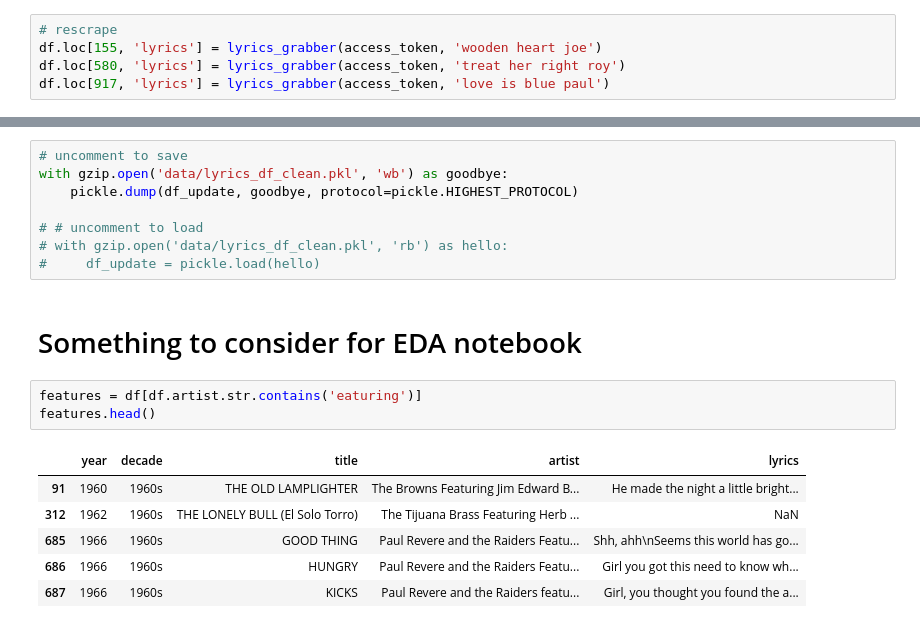
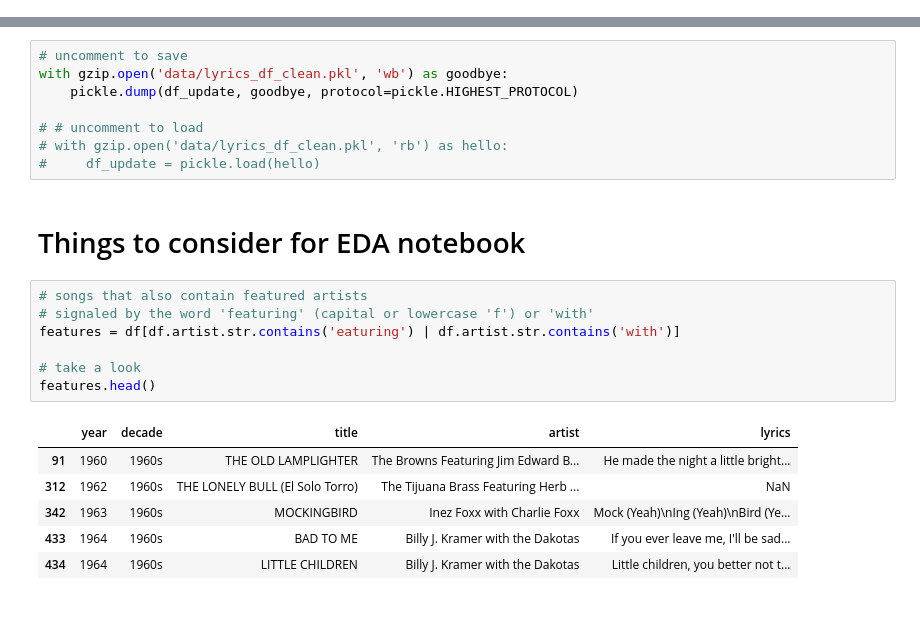
Before and after one commit to p-szymo/lyrics_thru_decades, a Jupyter notebook: 02_data_cleaning.ipynb, the cells around one changed output, grey strips where cells are left out. Saved outputs shown, nothing was run; the diff lists cells and outputs as text.

```diff
--- a/02_data_cleaning.ipynb
+++ b/02_data_cleaning.ipynb
@@ -101,8 +97,3 @@ to_be_rescraped = [3837, 3909, 4024, 4043, 4488, 4580, 4623, 4686, 4691]
 
 for ind in to_be_rescraped:
     df.loc[ind, 'lyrics'] = featuring(df, ind, access_token)
-# %%
-# rescrape
-df.loc[155, 'lyrics'] = lyrics_grabber(access_token, 'wooden heart joe')
-df.loc[580, 'lyrics'] = lyrics_grabber(access_token, 'treat her right roy')
-df.loc[917, 'lyrics'] = lyrics_grabber(access_token, 'love is blue paul')
@@ -236,17 +262,21 @@ with gzip.open('data/lyrics_df_clean.pkl', 'wb') as goodbye:
 # with gzip.open('data/lyrics_df_clean.pkl', 'rb') as hello:
 #     df_update = pickle.load(hello)
 # %% [markdown]
-# Something to consider for EDA notebook
+# Things to consider for EDA notebook
-# %%
-features = df[df.artist.str.contains('eaturing')]
-features.head()
-# %% [output]
-|  | year | decade | title | artist | lyrics |
-| 91 | 1960 | 1960s | THE OLD LAMPLIGHTER | The Browns Featuring Jim Edward B... | He made the night a little bright... |
-| 312 | 1962 | 1960s | THE LONELY BULL (El Solo Torro) | The Tijuana Brass Featuring Herb ... | NaN |
-| 685 | 1966 | 1960s | GOOD THING | Paul Revere and the Raiders Featu... | Shh, ahh\nSeems this world has go... |
-| 686 | 1966 | 1960s | HUNGRY | Paul Revere and the Raiders Featu... | Girl you got this need to know wh... |
-| 687 | 1966 | 1960s | KICKS | Paul Revere and the Raiders featu... | Girl, you thought you found the a... |
+# %%
+# songs that also contain featured artists
+# signaled by the word 'featuring' (capital or lowercase 'f') or 'with'
+features = df[df.artist.str.contains('eaturing') | df.artist.str.contains('with')]
+
+# take a look
+features.head()
+# %% [output]
+|  | year | decade | title | artist | lyrics |
+| 91 | 1960 | 1960s | THE OLD LAMPLIGHTER | The Browns Featuring Jim Edward B... | He made the night a little bright... |
+| 312 | 1962 | 1960s | THE LONELY BULL (El Solo Torro) | The Tijuana Brass Featuring Herb ... | NaN |
+| 342 | 1963 | 1960s | MOCKINGBIRD | Inez Foxx with Charlie Foxx | Mock (Yeah)\nIng (Yeah)\nBird (Ye... |
+| 433 | 1964 | 1960s | BAD TO ME | Billy J. Kramer with the Dakotas | If you ever leave me, I'll be sad... |
+| 434 | 1964 | 1960s | LITTLE CHILDREN | Billy J. Kramer with the Dakotas | Little children, you better not t... |
 # %%
 # graph number of instrumental songs per year
 plt.figure(figsize=(10,6))
```
Also changed, not shown: parts of 37 cells of this notebook.
